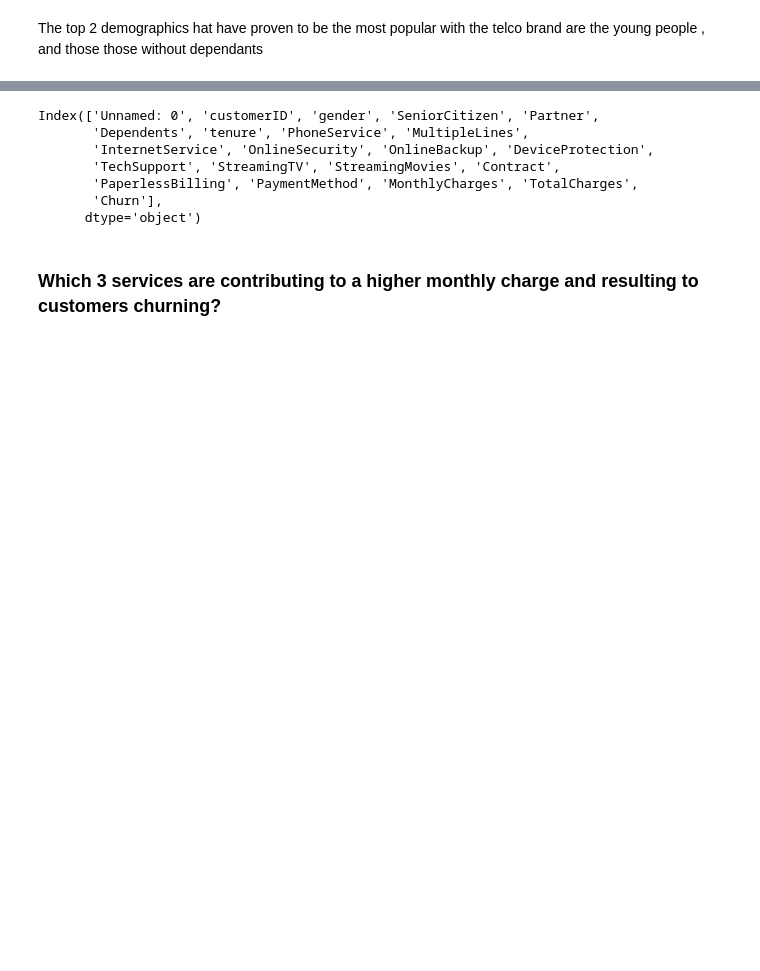
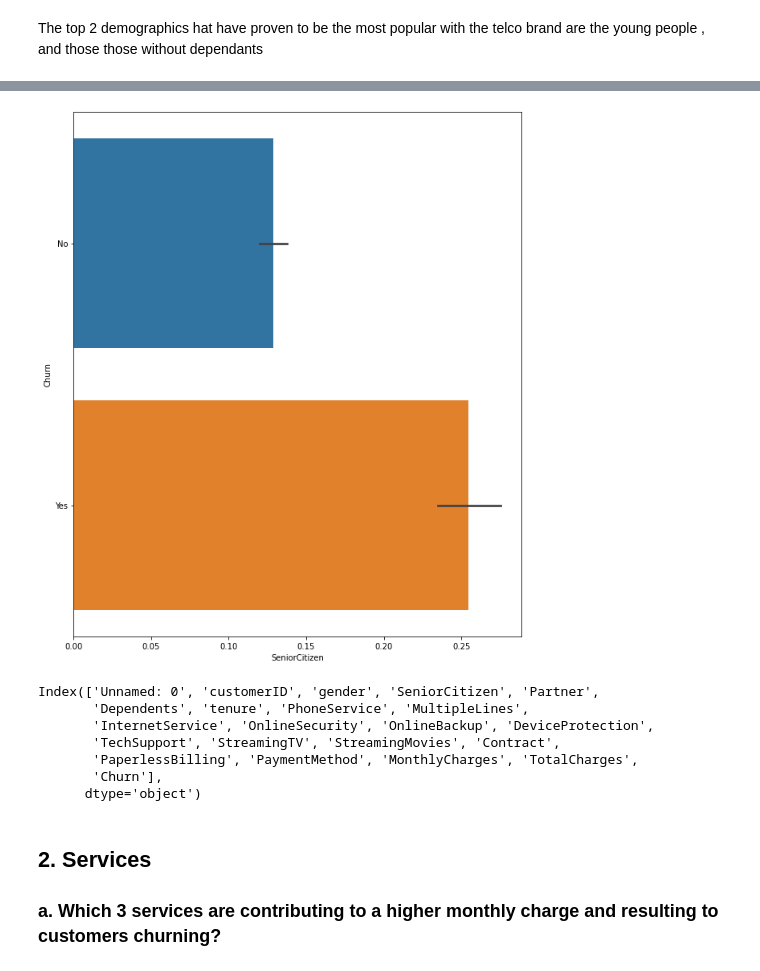
Before and after one commit to aliceotieno/ADS-Assignment-4, a Jupyter notebook: Telco Customer Churn.ipynb, the cells around one changed output, grey strips where cells are left out. Cells and saved outputs as stored; diff of their text form; code cells hidden in the pictures; blank space fills up the shorter version.

```diff
--- a/Telco Customer Churn.ipynb
+++ b/Telco Customer Churn.ipynb
@@ -230,3 +274,18 @@ About 50% of the customers have a partner, while only 30% of the total customers
+# %%
+# Chances of churn based on gender
+fig,  axes = plt.subplots( figsize=(10,12))
+
+
+sns.barplot(x="SeniorCitizen", y="Churn", data=clean_df)
+ax.set_xlabel('Senior Citizen')
+ax.set_ylabel('Churn %')
+ax.set_title('Among senior citizens and other category, what is the percentage of churn?')
+ax.set_xticklabels(['Non-Senior Citizen', 'Senior Citizen'])
+ax.set_ylim(0,1)
+
+plt.show()
+# %% [output]
+[figure, added]
 # %%
 clean_df.columns
 # %% [output]
@@ -238,4 +297,6 @@ Index(['Unnamed: 0', 'customerID', 'gender', 'SeniorCitizen', 'Partner',
        'Churn'],
       dtype='object')
 # %% [markdown]
-### Which 3 services are contributing to a higher monthly charge and resulting to customers churning?
+## 2. Services
+
+### a. Which 3 services are contributing to a higher monthly charge and resulting to customers churning?
```
Also changed, not shown: parts of 30 cells of this notebook.
